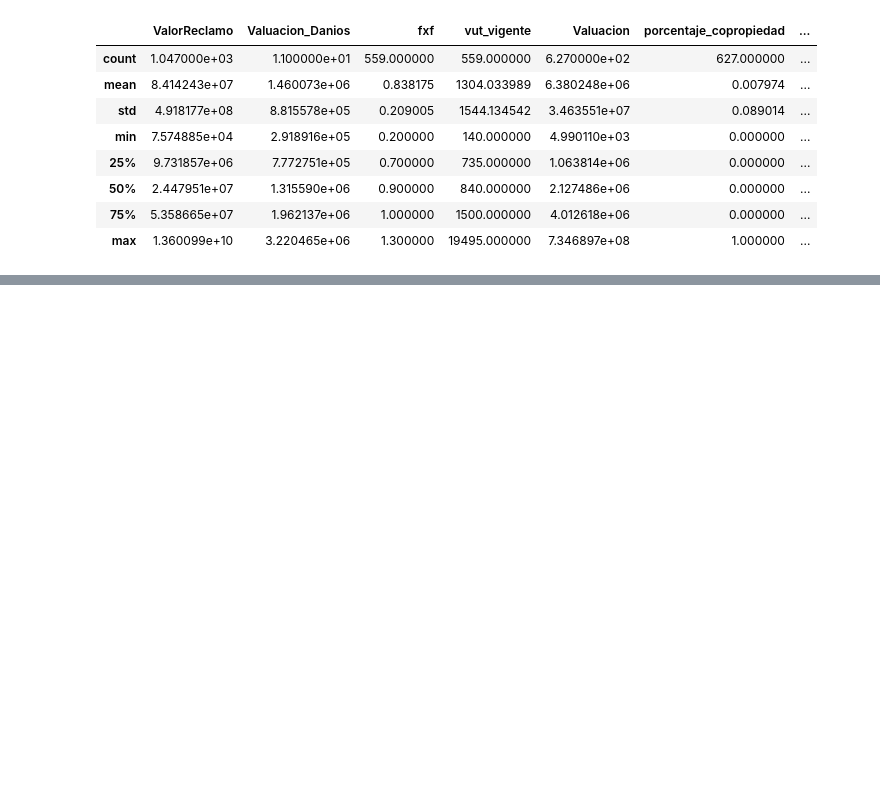
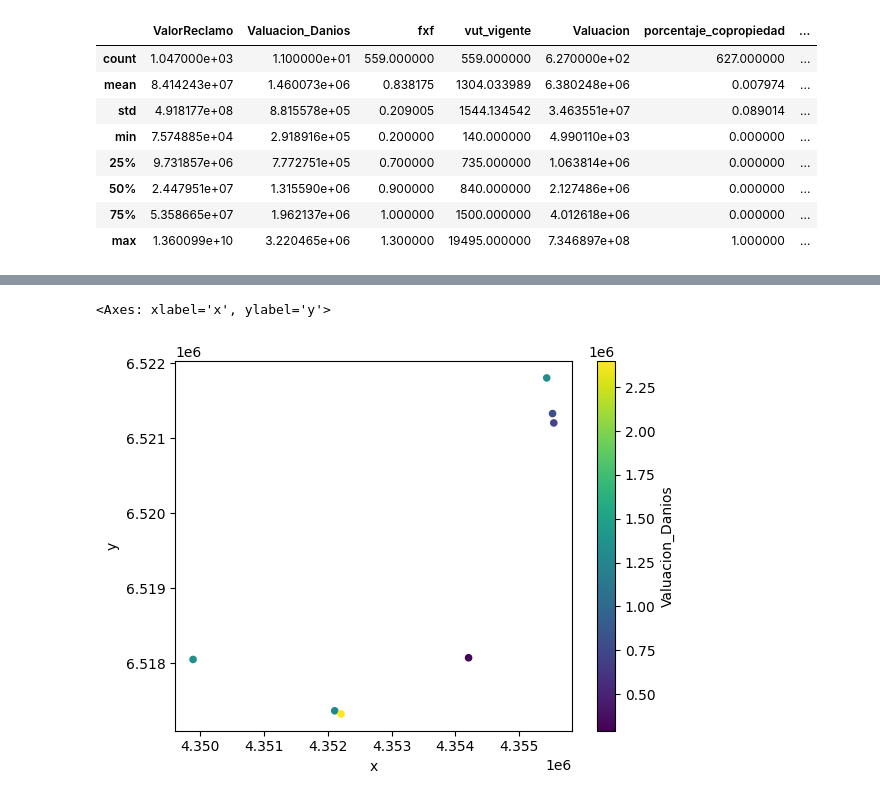
Before and after one commit to freire-guido/eci-2024, a Jupyter notebook: coso.ipynb, the cells around one changed output, grey strips where cells are left out. Drawn from its saved outputs; the diff is of its cells as text; code cells hidden in the pictures; blank space fills up the shorter version.

```diff
--- a/coso.ipynb
+++ b/coso.ipynb
@@ -114,0 +195,5 @@ join.describe()
+# %%
+join.loc[join['x'].notna()].plot.scatter('x', 'y', c='Valuacion_Danios')
+# %% [output]
+<Axes: xlabel='x', ylabel='y'>
+[figure, added]
```
Also changed, not shown: parts of 10 cells of this notebook.
